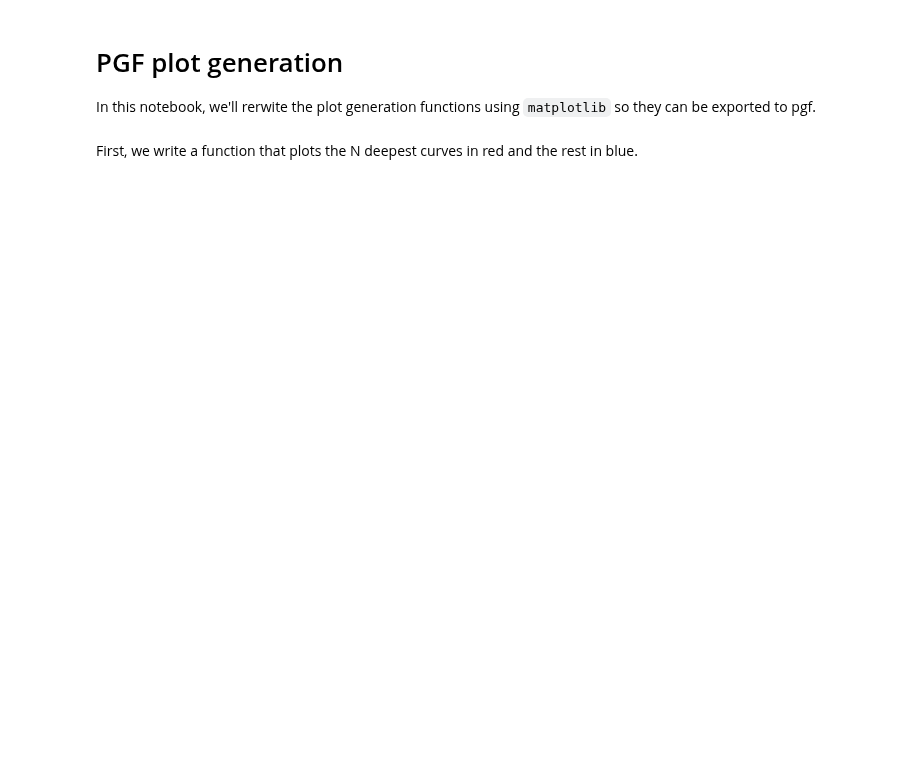
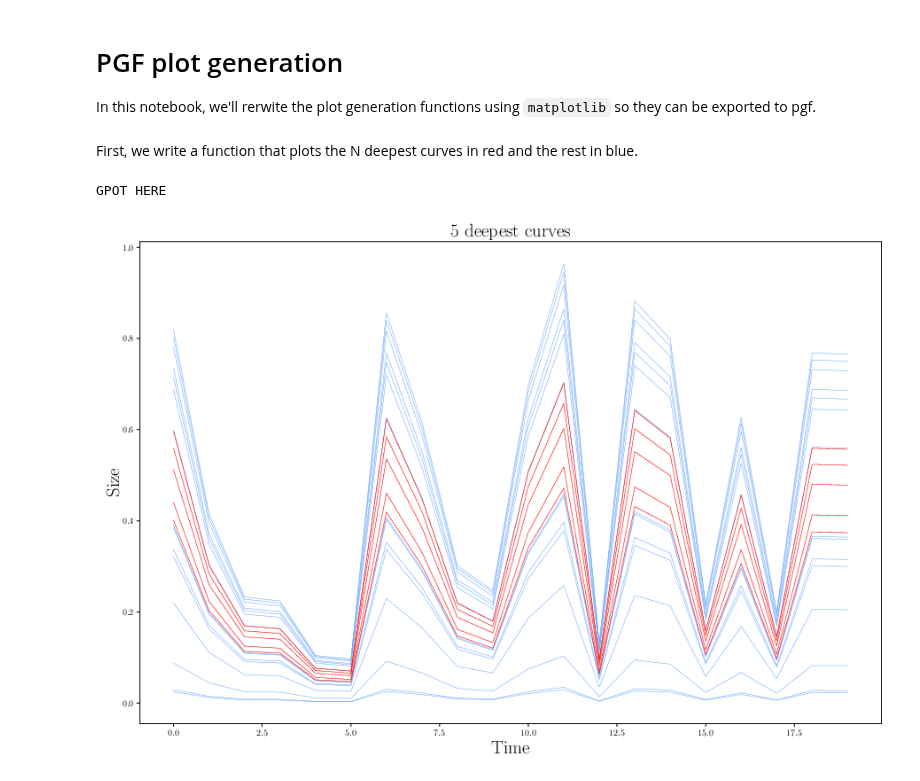
Before and after one commit to braingeneers/statdepth, a Jupyter notebook: testing_notebooks/pgf_plot_functions.ipynb, the cells around one changed output. Drawn from its saved outputs; the diff is of its cells as text; code cells hidden in the pictures; blank space fills up the shorter version.

Commit message:
Updated testing notebook

```diff
--- a/testing_notebooks/pgf_plot_functions.ipynb
+++ b/testing_notebooks/pgf_plot_functions.ipynb
@@ -47,7 +49,4 @@ def plot(d, n, loc, title=None, fontsize=10):
 
     loc.set_title(title, fontsize=fontsize, y=0)
 # %%
-from statdepth import FunctionalDepth
-from statdepth.testing import generate_noisy_univariate
-
-depth = FunctionalDepth([generate_noisy_univariate()], relax=True, quiet=False)
+d = FunctionalDepth([generate_noisy_univariate()], relax=True, quiet=False)
@@ -58,0 +53,36 @@ fig.show()
+# %%
+def n_deepest(d, n, fontsize=20, title=None, xaxis_title=None, yaxis_title=None, save=None):
+    f = plt.figure()
+    f.set_figheight(10)
+    f.set_figwidth(15)
+
+
+    for c in np.array(d.get_data().drop(d.get_deep_data(n=n).columns, axis=1).T):
+        plt.plot(
+            d._orig_data.index,
+            c,
+            "#6ea8ff",
+            linewidth=.2
+        )
+
+    for c in np.array(d.get_deep_data(n=n).T): #Plot n deepest curves
+        plt.plot(
+            d._orig_data.index,
+            c,
+            "r",
+            linewidth=.3
+        )
+
+    plt.title(title, fontsize=fontsize)
+    plt.xlabel(xaxis_title, fontsize=fontsize)
+    plt.ylabel(yaxis_title, fontsize=fontsize)
+
+    if save is not None:
+        f.savefig(save)
+    else:
+        f.show()
+
+n_deepest(d, 5, 20, '5 deepest curves', 'Time', 'Size', save='hello.pgf')
+# %% [output]
+GPOT HERE
+[figure, added]
```
Also changed, not shown: parts of 3 cells of this notebook, 2 other files.
